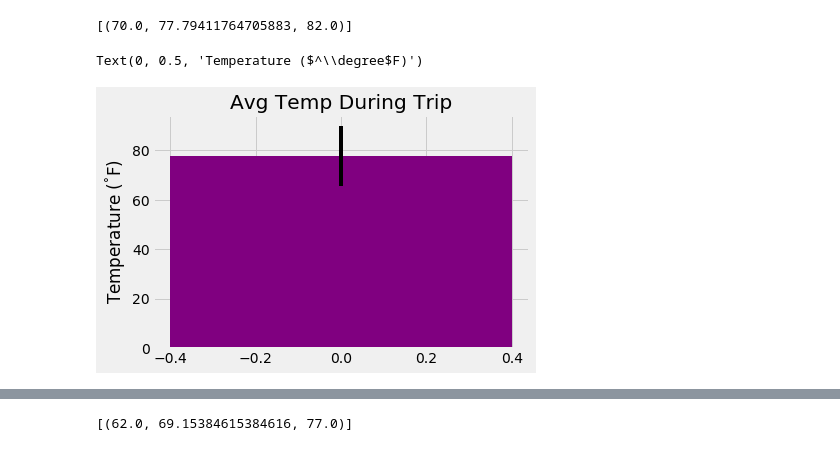
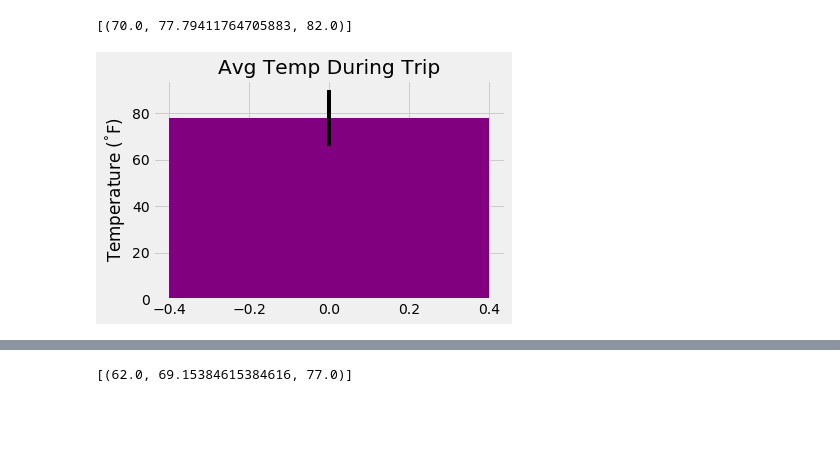
Before and after one commit to dan-edie/Hawaiian-Weather-with-SQLAlchemy, a Jupyter notebook: climate_starter.ipynb, the cells around one changed output, grey strips where cells are left out. Saved outputs shown, nothing was run; the diff lists cells and outputs as text; code cells hidden in the pictures; blank space fills up the shorter version.

```diff
--- a/climate_starter.ipynb
+++ b/climate_starter.ipynb
@@ -221,16 +247,18 @@ trip_temp
 # %%
 # Plot the results from your previous query as a bar chart.
 # Use "Trip Avg Temp" as your Title
 # Use the average temperature for the y value
 # Use the peak-to-peak (tmax-tmin) value as the y error bar (yerr)
+
 yerr = trip_temp[0][2]-trip_temp[0][0]
 yheight = trip_temp[0][1]
 plt.bar(x=0, height = yheight, yerr = yerr, color = 'purple')
 plt.title('Avg Temp During Trip')
 plt.ylabel('Temperature ($^\degree$F)')
+plt.tight_layout()
+plt.show()
 # %% [output]
-Text(0, 0.5, 'Temperature ($^\\degree$F)')
-[figure, old version]
+[figure, new version]
 # %%
 # Calculate the total amount of rainfall per weather station for your trip dates using the previous year's matching dates.
 # Sort this in descending order by precipitation amount and list the station, name, latitude, longitude, and elevation
```
Also changed, not shown: parts of 6 cells of this notebook.
